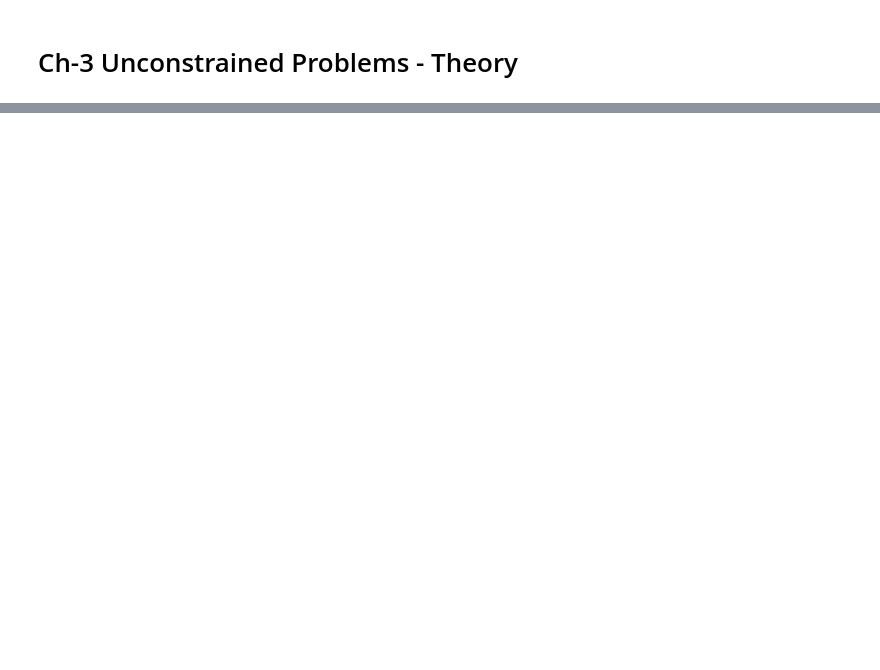
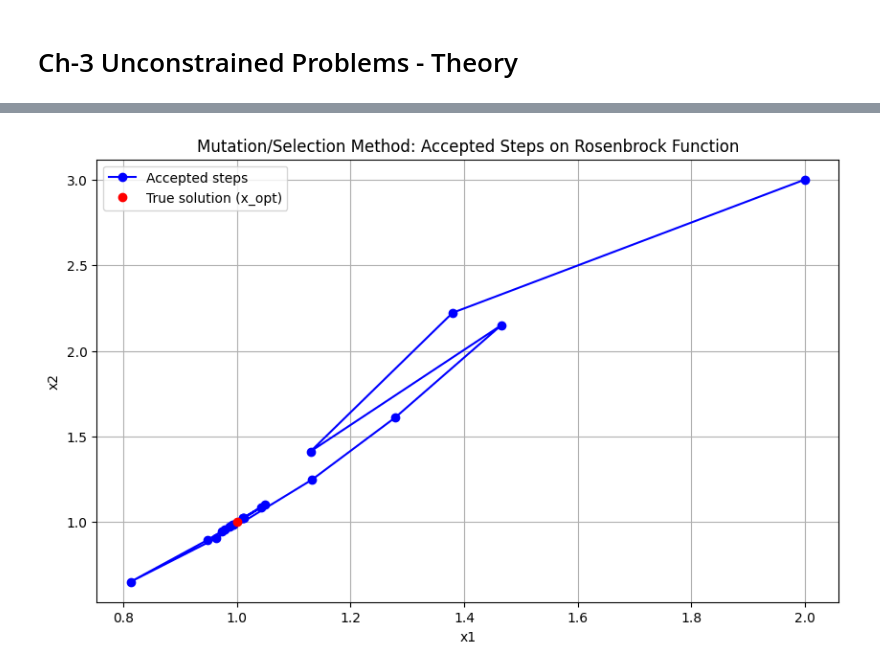
Before and after one commit to numustafa/Non-Linear-Optimization, a Jupyter notebook: Ch-3: Unconstrained Problems_theory/basics.ipynb, the cells around one changed output, grey strips where cells are left out. Cells and saved outputs as stored; diff of their text form; code cells hidden in the pictures; blank space fills up the shorter version.

```diff
--- a/Ch-3: Unconstrained Problems_theory/basics.ipynb
+++ b/Ch-3: Unconstrained Problems_theory/basics.ipynb
@@ -16,0 +74,81 @@
+# %%
+  # necessary lib
+import numpy as np
+import matplotlib.pyplot as plt
+from scipy.optimize import minimize
+
+# function to be minimized - Rosenbrock function
+def rosenbrock(x):
+    return 100 * (x[1] - x[0]**2)**2 + (1 - x[0])**2
+
+N = 5000
+beta = 5*10**(-3)
+# initial point
+x0 = np.array([2, 3])
+x_opt = np.array([1.0, 1.0])  # True solution (Rosenbrock's minimum)
+
+# Step size function
+def step_size(k, beta):
+    return 1 / (1 + beta * k)
+
+# Initialize variables
+x_current = x0
+accepted_steps = [x_current]
+errors = []
+
+# Mutation/selection loop
+for k in range(1, N + 1):
+    # Step size for this iteration
+    delta_k = step_size(k, beta)
+
+    # Generate a random mutation direction (from a normal distribution)
+    direction = np.random.randn(2)
+
+    # Normalize the direction for a consistent step size
+    direction = direction / np.linalg.norm(direction)
+
+    # Propose a new point (mutation)
+    x_new = x_current + delta_k * direction
+
+    # Evaluate the Rosenbrock function at the new and current points
+    f_current = rosenbrock(x_current)
+    f_new = rosenbrock(x_new)
+
+    # Selection: accept the new point if it improves the function value
+    if f_new < f_current:
+        x_current = x_new
+        accepted_steps.append(x_current)
+
+        # Calculate the relative error with respect to the true solution
+        e_rel = np.linalg.norm(x_current - x_opt) / np.linalg.norm(x_opt)
+        errors.append(e_rel)
+
+# Convert accepted steps to a numpy array for easier plotting
+accepted_steps = np.array(accepted_steps)
+
+# Plotting the trajectory of accepted steps
+plt.figure(figsize=(10, 6))
+plt.plot(accepted_steps[:, 0], accepted_steps[:, 1], 'bo-', label='Accepted steps')
+plt.plot(x_opt[0], x_opt[1], 'ro', label='True solution (x_opt)')
+plt.title('Mutation/Selection Method: Accepted Steps on Rosenbrock Function')
+plt.xlabel('x1')
+plt.ylabel('x2')
+plt.legend()
+plt.grid()
+plt.show()
+
+# Plotting the relative error as a function of the number of accepted steps
+plt.figure(figsize=(10, 6))
+plt.plot(range(len(errors)), errors, 'g-', label='Relative Error')
+plt.title('Relative Error vs Number of Accepted Steps')
+plt.xlabel('Accepted Step Index')
+plt.ylabel('Relative Error')
+plt.legend()
+plt.grid()
+plt.show()
+
+# Print the final result
+print(f"Final solution: {x_current}")
+print(f"Relative error: {errors[-1]}")
+# %% [output]
+[figure, added]
```
Also changed, not shown: parts of 9 cells of this notebook, 1 other file.
